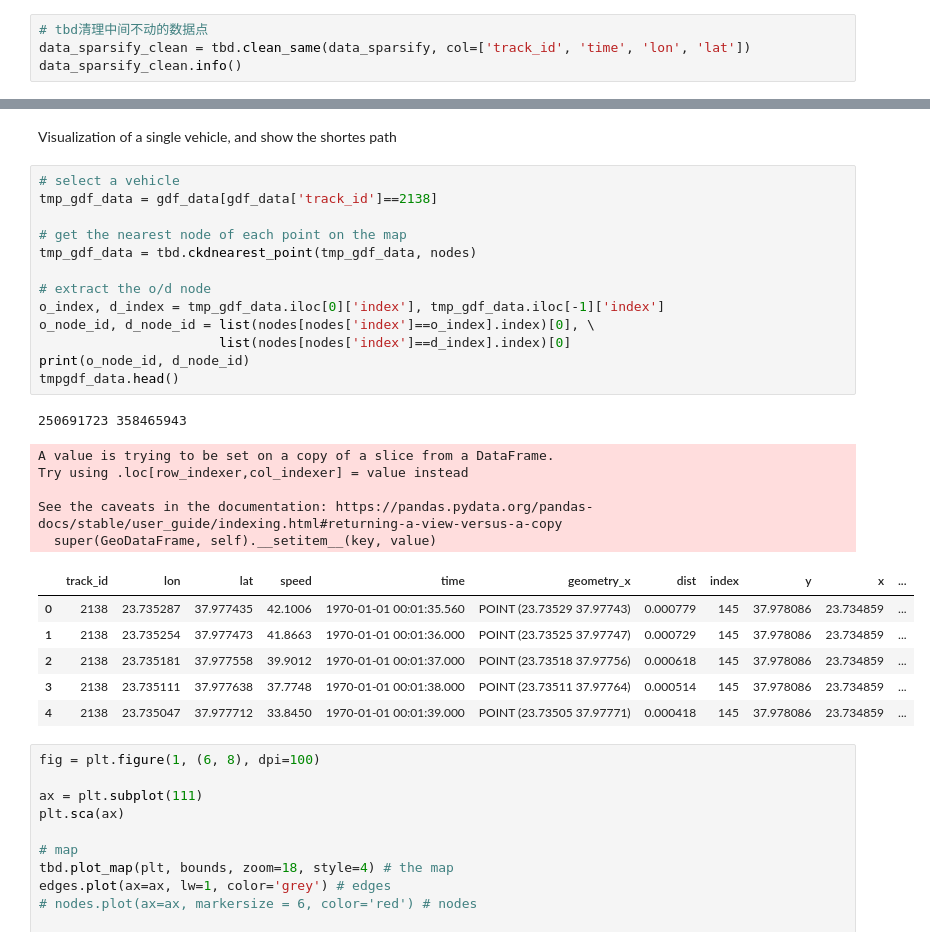
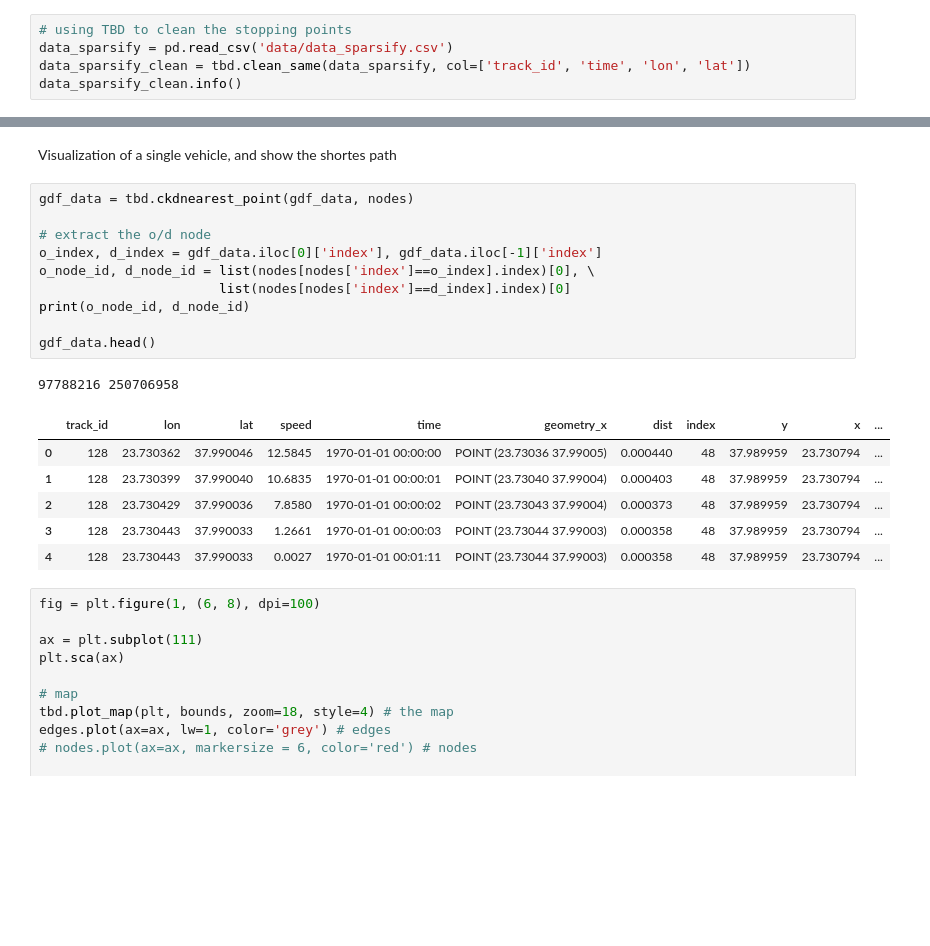
Before and after one commit to ni1o1/transbigdata, a Jupyter notebook: example/Example 4-pNEUMA trajectory dataset processing.ipynb, the cells around one changed output, grey strips where cells are left out. Cells and saved outputs as stored; diff of their text form; blank space fills up the shorter version.

```diff
--- a/example/Example 4-pNEUMA trajectory dataset processing.ipynb
+++ b/example/Example 4-pNEUMA trajectory dataset processing.ipynb
@@ -138,7 +141,8 @@ memory usage: 1.1 MB
 
 Remove the stopped points except for the first and the last point for each vehicle.
 # %%
-# tbd清理中间不动的数据点
+# using TBD to clean the stopping points
+data_sparsify = pd.read_csv('data/data_sparsify.csv')
 data_sparsify_clean = tbd.clean_same(data_sparsify, col=['track_id', 'time', 'lon', 'lat'])
 data_sparsify_clean.info()
 # %% [output]
@@ -206,31 +226,23 @@ plt.axis('off');
 # %% [markdown]
 Visualization of a single vehicle, and show the shortes path
 # %%
-# select a vehicle
-tmp_gdf_data = gdf_data[gdf_data['track_id']==2138]
-
-# get the nearest node of each point on the map
-tmp_gdf_data = tbd.ckdnearest_point(tmp_gdf_data, nodes)
+gdf_data = tbd.ckdnearest_point(gdf_data, nodes)
 
 # extract the o/d node
-o_index, d_index = tmp_gdf_data.iloc[0]['index'], tmp_gdf_data.iloc[-1]['index']
+o_index, d_index = gdf_data.iloc[0]['index'], gdf_data.iloc[-1]['index']
 o_node_id, d_node_id = list(nodes[nodes['index']==o_index].index)[0], \
                        list(nodes[nodes['index']==d_index].index)[0]
 print(o_node_id, d_node_id)
-tmpgdf_data.head()
+
+gdf_data.head()
 # %% [output]
-250691723 358465943
+97788216 250706958
-A value is trying to be set on a copy of a slice from a DataFrame.
-Try using .loc[row_indexer,col_indexer] = value instead
-
-See the caveats in the documentation: https://pandas.pydata.org/pandas-docs/stable/user_guide/indexing.html#returning-a-view-versus-a-copy
-  super(GeoDataFrame, self).__setitem__(key, value)
 |  | track_id | lon | lat | speed | time | geometry_x | dist | index | y | x | ... |
-| 0 | 2138 | 23.735287 | 37.977435 | 42.1006 | 1970-01-01 00:01:35.560 | POINT (23.73529 37.97743) | 0.000779 | 145 | 37.978086 | 23.734859 | ... |
-| 1 | 2138 | 23.735254 | 37.977473 | 41.8663 | 1970-01-01 00:01:36.000 | POINT (23.73525 37.97747) | 0.000729 | 145 | 37.978086 | 23.734859 | ... |
-| 2 | 2138 | 23.735181 | 37.977558 | 39.9012 | 1970-01-01 00:01:37.000 | POINT (23.73518 37.97756) | 0.000618 | 145 | 37.978086 | 23.734859 | ... |
-| 3 | 2138 | 23.735111 | 37.977638 | 37.7748 | 1970-01-01 00:01:38.000 | POINT (23.73511 37.97764) | 0.000514 | 145 | 37.978086 | 23.734859 | ... |
-| 4 | 2138 | 23.735047 | 37.977712 | 33.8450 | 1970-01-01 00:01:39.000 | POINT (23.73505 37.97771) | 0.000418 | 145 | 37.978086 | 23.734859 | ... |
+| 0 | 128 | 23.730362 | 37.990046 | 12.5845 | 1970-01-01 00:00:00 | POINT (23.73036 37.99005) | 0.000440 | 48 | 37.989959 | 23.730794 | ... |
+| 1 | 128 | 23.730399 | 37.990040 | 10.6835 | 1970-01-01 00:00:01 | POINT (23.73040 37.99004) | 0.000403 | 48 | 37.989959 | 23.730794 | ... |
+| 2 | 128 | 23.730429 | 37.990036 | 7.8580 | 1970-01-01 00:00:02 | POINT (23.73043 37.99004) | 0.000373 | 48 | 37.989959 | 23.730794 | ... |
+| 3 | 128 | 23.730443 | 37.990033 | 1.2661 | 1970-01-01 00:00:03 | POINT (23.73044 37.99003) | 0.000358 | 48 | 37.989959 | 23.730794 | ... |
+| 4 | 128 | 23.730443 | 37.990033 | 0.0027 | 1970-01-01 00:01:11 | POINT (23.73044 37.99003) | 0.000358 | 48 | 37.989959 | 23.730794 | ... |
 # %%
 fig = plt.figure(1, (6, 8), dpi=100)
 
```
Also changed, not shown: parts of 7 cells of this notebook, 2 other files.
